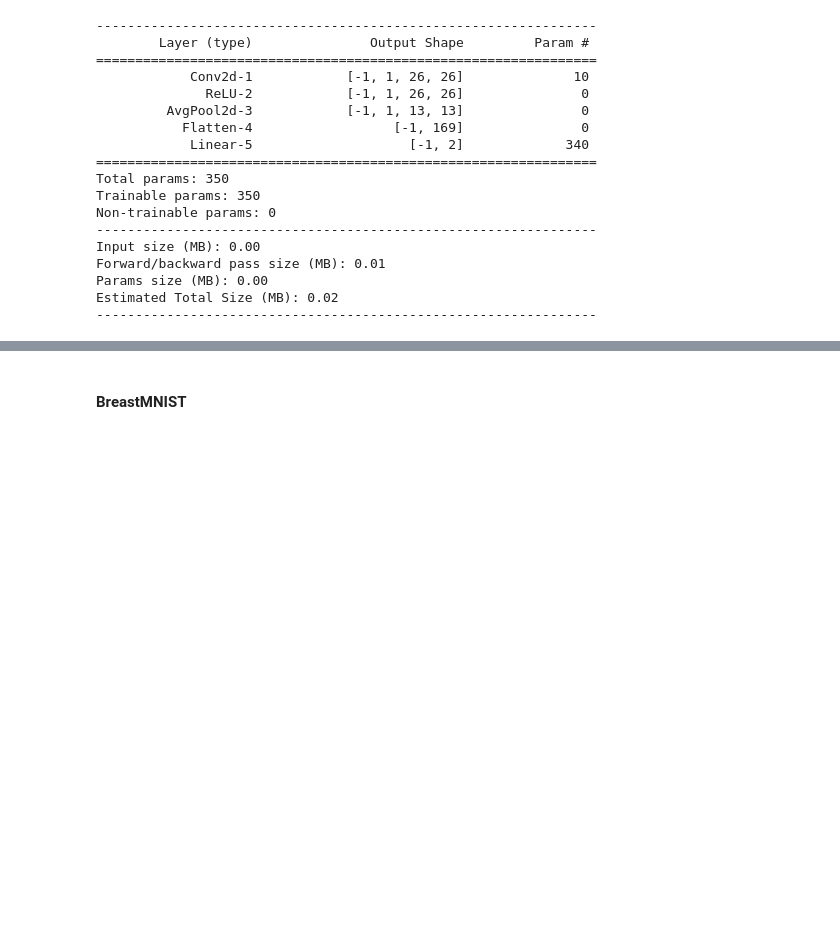
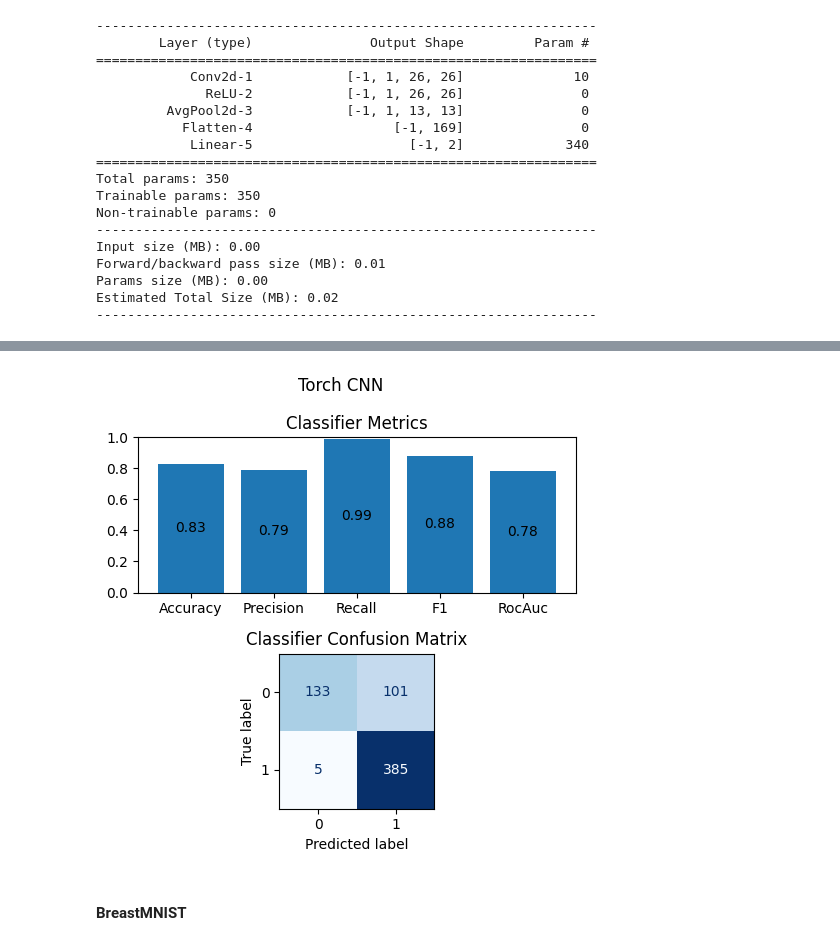
Before and after one commit to lstk44/Homomorphic-Encryption, a Jupyter notebook: UCImageClassification/ImageClassification.ipynb, the cells around one changed output, grey strips where cells are left out. Cells and saved outputs as stored; diff of their text form; code cells hidden in the pictures; blank space fills up the shorter version.

```diff
--- a/UCImageClassification/ImageClassification.ipynb
+++ b/UCImageClassification/ImageClassification.ipynb
@@ -560,5 +614,7 @@ ypred_torch = torch_cnn.evaluate(xtest_pneumonia)
 # %%
-# plot_classification_metrics(ytest_pneumonia, ypred_torch, plot_title='Torch CNN')
+plot_classification_metrics(ytest_pneumonia, ypred_torch, plot_title='Torch CNN')
+# %% [output]
+[figure, added]
 # %%
 # experiments = pd.read_csv(f'PneumoniaMNIST_Experiments.csv').sort_values(by='final_val_accuracy', ascending=False)
 # experiments
```
Also changed, not shown: parts of 11 cells of this notebook.
